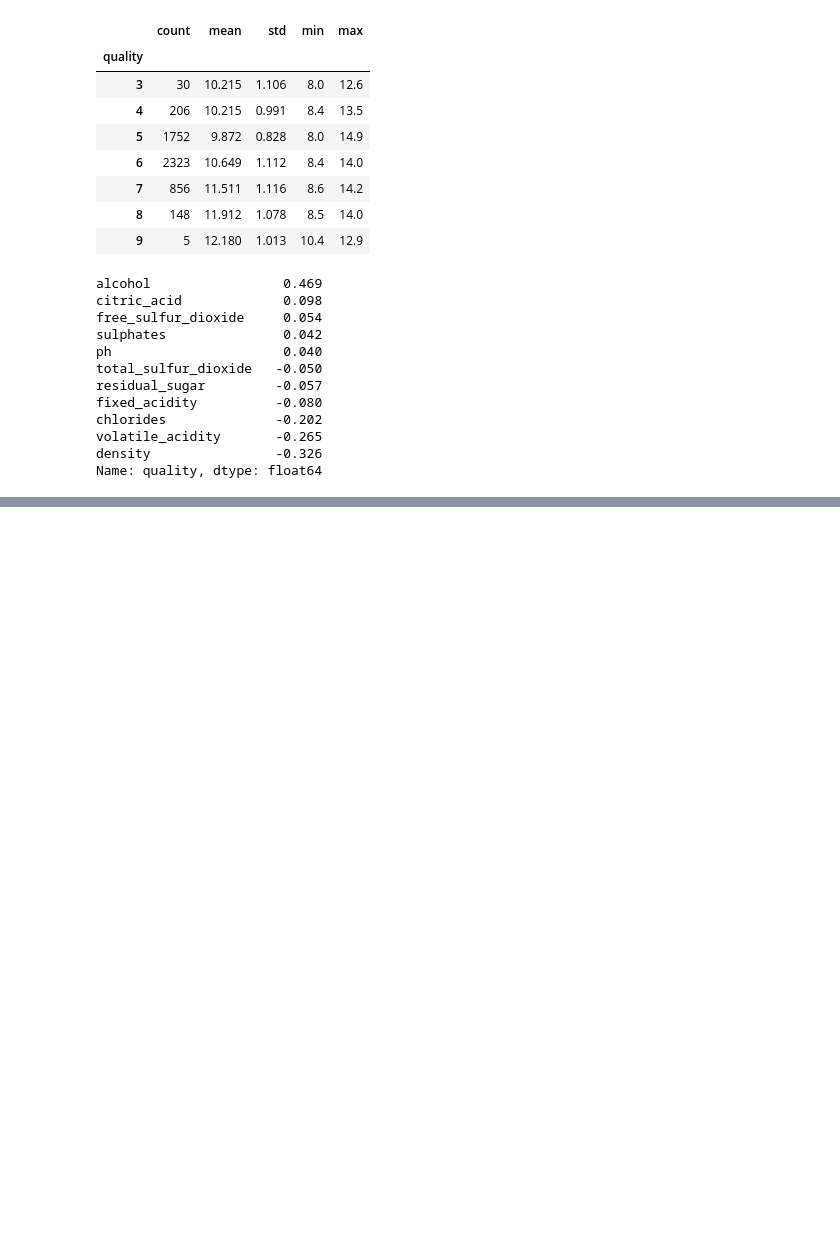
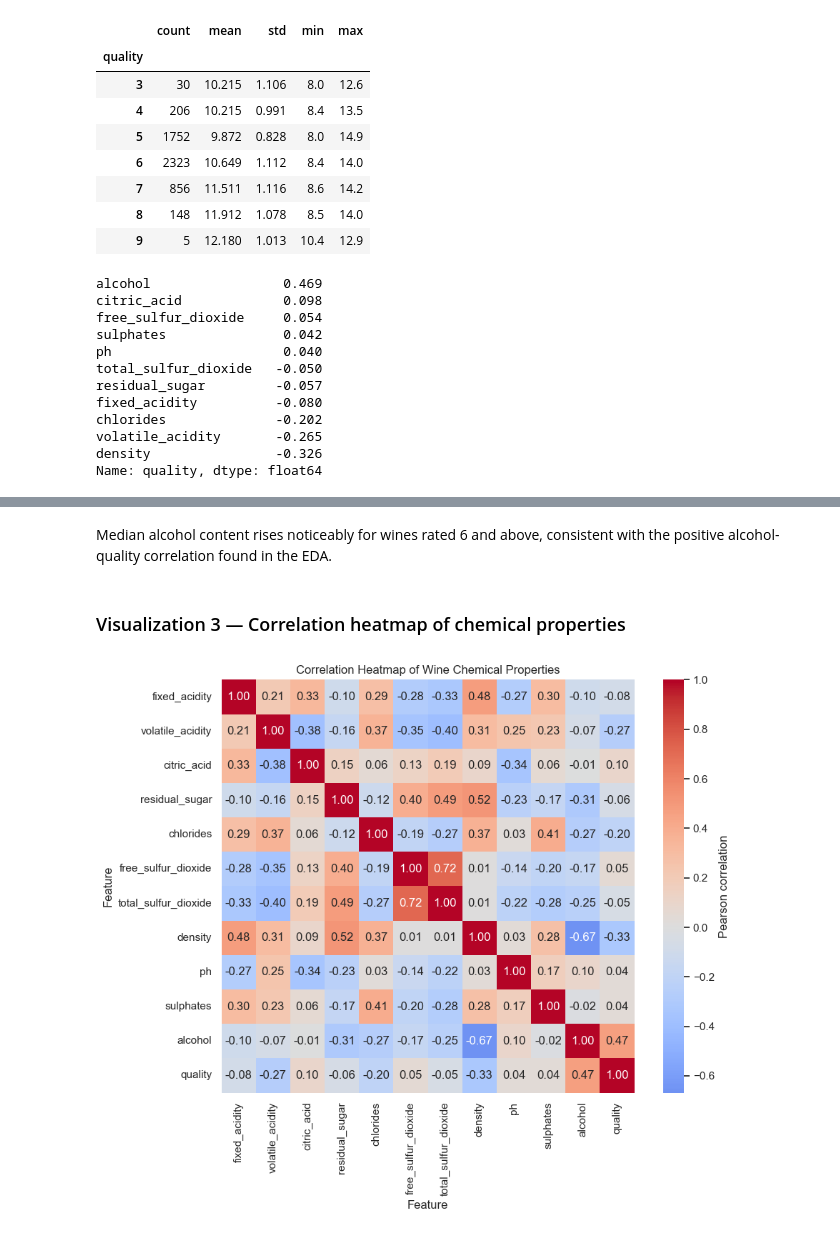
Before and after one commit to vikceo/ai-programming-foundations-project, a Jupyter notebook: ai programming fundamentals/data_workflow.ipynb, the cells around one changed output, grey strips where cells are left out. Saved outputs shown, nothing was run; the diff lists cells and outputs as text; code cells hidden in the pictures; blank space fills up the shorter version.

```diff
--- a/ai programming fundamentals/data_workflow.ipynb
+++ b/ai programming fundamentals/data_workflow.ipynb
@@ -298,0 +337,16 @@ Name: quality, dtype: float64
+# %% [markdown]
+Median alcohol content rises noticeably for wines rated 6 and above, consistent with the positive alcohol-quality correlation found in the EDA.
+# %% [markdown]
+### Visualization 3 — Correlation heatmap of chemical properties
+# %%
+fig, ax = plt.subplots(figsize=(10, 8))
+corr_matrix = df.corr(numeric_only=True)
+sns.heatmap(corr_matrix, annot=True, fmt='.2f', cmap='coolwarm', center=0,
+            square=True, cbar_kws={'label': 'Pearson correlation'}, ax=ax)
+ax.set_title('Correlation Heatmap of Wine Chemical Properties')
+ax.set_xlabel('Feature')
+ax.set_ylabel('Feature')
+plt.tight_layout()
+plt.show()
+# %% [output]
+[figure, added]
```
Also changed, not shown: parts of 14 cells of this notebook.
